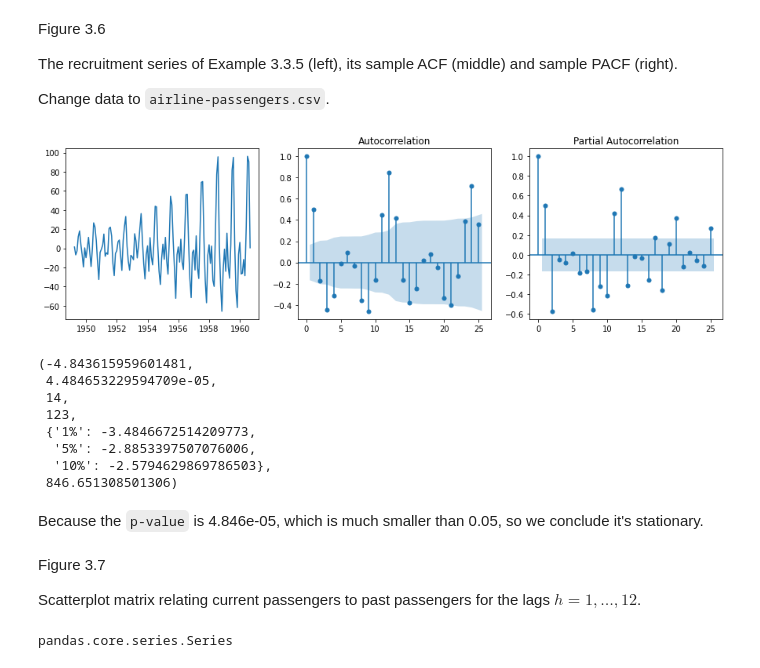
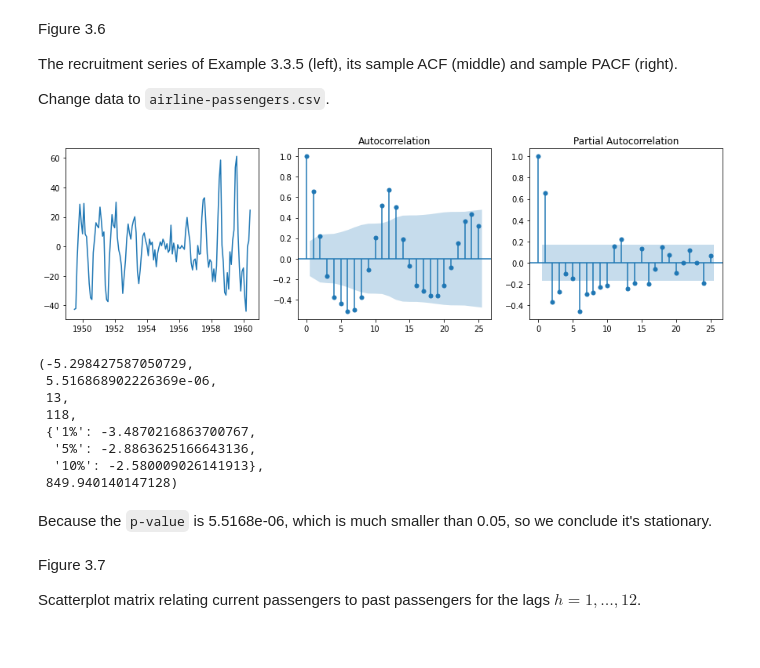
Before and after one commit to lu-lu-xue/Applied-Time-Series-Analysis, a Jupyter notebook: coding/ch3/Section 3.3.ipynb, the cells around one changed output. Saved outputs shown, nothing was run; the diff lists cells and outputs as text; code cells hidden in the pictures.

```diff
--- a/coding/ch3/Section 3.3.ipynb
+++ b/coding/ch3/Section 3.3.ipynb
@@ -110,22 +91,22 @@ data = pd.read_csv(url)
 passengers = data['Passengers'].values
 
 # decompose
-decompose = seasonal_decompose(passengers,model='additive', period=7)
+decompose = seasonal_decompose(passengers,model='additive', period=12)
 trend = decompose.trend
 seasonal = decompose.seasonal
 res = decompose.resid
-# check the residuals
+## check the residuals
 #print(res)
 # remove nan valus
 res = res[~np.isnan(res)]
 # %%
 # set sticks for residuals
-times_res = np.arange(np.datetime64('1949-04'),
-                  np.datetime64('1960-10'))
+times_res = np.arange(np.datetime64('1949-07'),
+                  np.datetime64('1960-07'))
 fig, axs = plt.subplots(1, 3, figsize=(15,4))
 axs[0].plot(times_res, res)
 plot_acf(res,lags=25,ax=axs[1])
 plot_pacf(res, lags=25,ax=axs[2])
 plt.show()
 # %% [output]
-[figure, old version]
+[figure, new version]
@@ -140,14 +113,14 @@ plt.show()
 # %%
-# check stationarity
-adfuller(res)
+## check stationarity
+#adfuller(res)
 # %% [output]
-(-4.843615959601481,
- 4.484653229594709e-05,
- 14,
- 123,
- {'1%': -3.4846672514209773,
-  '5%': -2.8853397507076006,
-  '10%': -2.5794629869786503},
- 846.651308501306)
+(-5.298427587050729,
+ 5.516868902226369e-06,
+ 13,
+ 118,
+ {'1%': -3.4870216863700767,
+  '5%': -2.8863625166643136,
+  '10%': -2.580009026141913},
+ 849.940140147128)
 # %% [markdown]
-Because the `p-value` is 4.846e-05, which is much smaller than 0.05, so we conclude it's stationary.
+Because the `p-value` is 5.5168e-06, which is much smaller than 0.05, so we conclude it's stationary.
@@ -157,7 +128,3 @@ Because the `p-value` is 4.846e-05, which is much smaller than 0.05, so we concl
 Figure 3.7
 
 Scatterplot matrix relating current passengers to past passengers for the lags $h = 1, \ldots, 12$.
-# %%
-type(pd.Series(res).diff())
-# %% [output]
-pandas.core.series.Series
```
Also changed, not shown: parts of 11 cells of this notebook.
